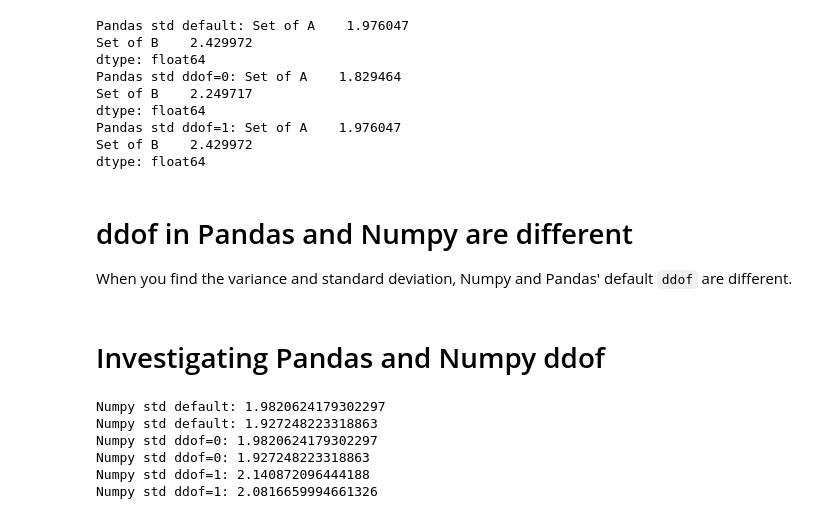
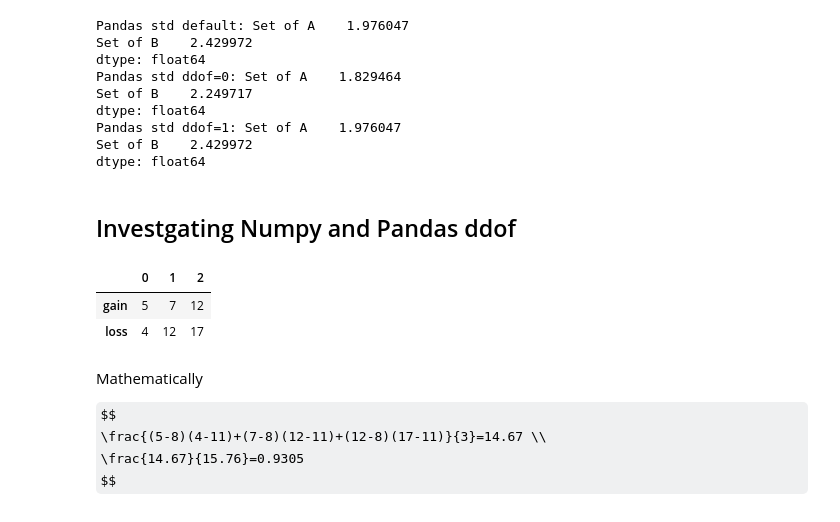
Before and after one commit to shinokada/python-for-ib-diploma-mathematics, a Jupyter notebook: Standard_Deviation_Variance & Covariance.ipynb, the cells around one changed output. Cells and saved outputs as stored; diff of their text form; code cells hidden in the pictures; some formulas as TeX source.

```diff
--- a/Standard_Deviation_Variance & Covariance.ipynb
+++ b/Standard_Deviation_Variance & Covariance.ipynb
@@ -113,31 +113,24 @@ dtype: float64
 Pandas std ddof=1: Set of A    1.976047
 Set of B    2.429972
 dtype: float64
-# %% [markdown]
-# ddof in Pandas and Numpy are different
-
-
-When you find the variance and standard deviation, Numpy and Pandas' default `ddof` are different.
 # %% [markdown]
-# Investigating Pandas and Numpy ddof
+## Investgating Numpy and Pandas ddof
-# %%
-s_x=np.std(r_x)
-s_y=np.std(r_y)
-s_x0=np.std(r_x,ddof=0)
-s_y0=np.std(r_y,ddof=0)
-s_x1=np.std(r_x,ddof=1)
-s_y1=np.std(r_y,ddof=1)
-
-print(f'Numpy std default: {s_x}')
-print(f'Numpy std default: {s_y}')
-print(f'Numpy std ddof=0: {s_x0}')
-print(f'Numpy std ddof=0: {s_y0}')
-print(f'Numpy std ddof=1: {s_x1}')
-print(f'Numpy std ddof=1: {s_y1}')
-# %% [output]
-Numpy std default: 1.9820624179302297
-Numpy std default: 1.927248223318863
-Numpy std ddof=0: 1.9820624179302297
-Numpy std ddof=0: 1.927248223318863
-Numpy std ddof=1: 2.140872096444188
-Numpy std ddof=1: 2.0816659994661326
+# %%
+df = pd.DataFrame(
+    [
+        [5,7,12],
+        [4,12,17]
+    ],
+    index=['gain','loss'])
+df
+# %% [output]
+|  | 0 | 1 | 2 |
+| gain | 5 | 7 | 12 |
+| loss | 4 | 12 | 17 |
+# %% [markdown]
+Mathematically
+
+$$
+\frac{(5-8)(4-11)+(7-8)(12-11)+(12-8)(17-11)}{3}=14.67 \\
+\frac{14.67}{15.76}=0.9305
+$$
```
Also changed, not shown: parts of 3 cells of this notebook, 4 other files.
